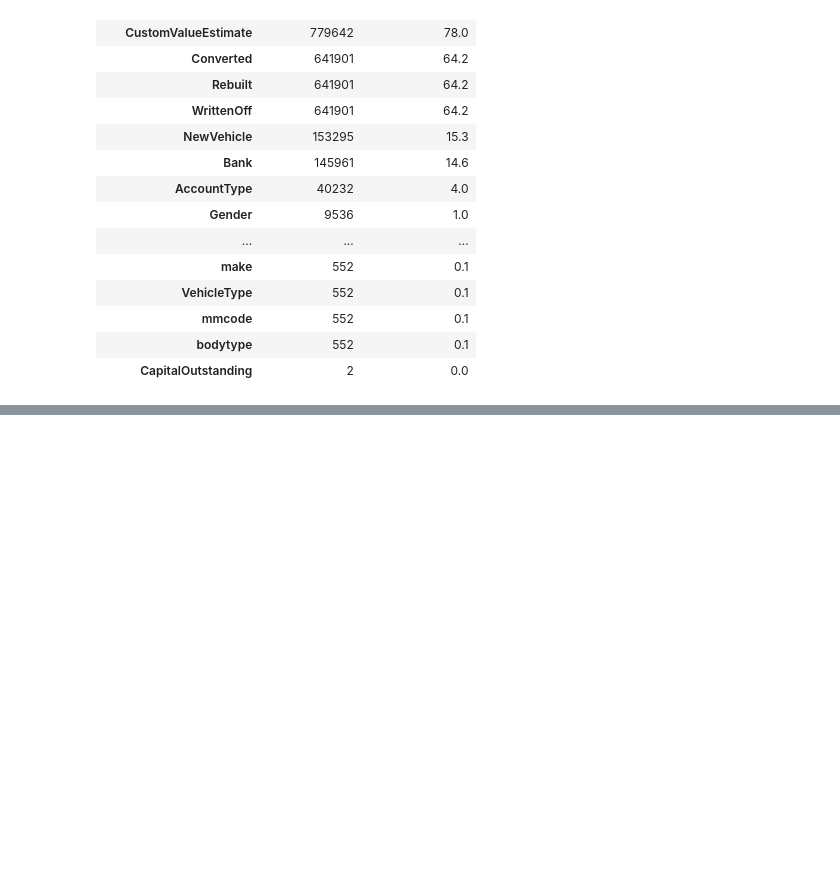
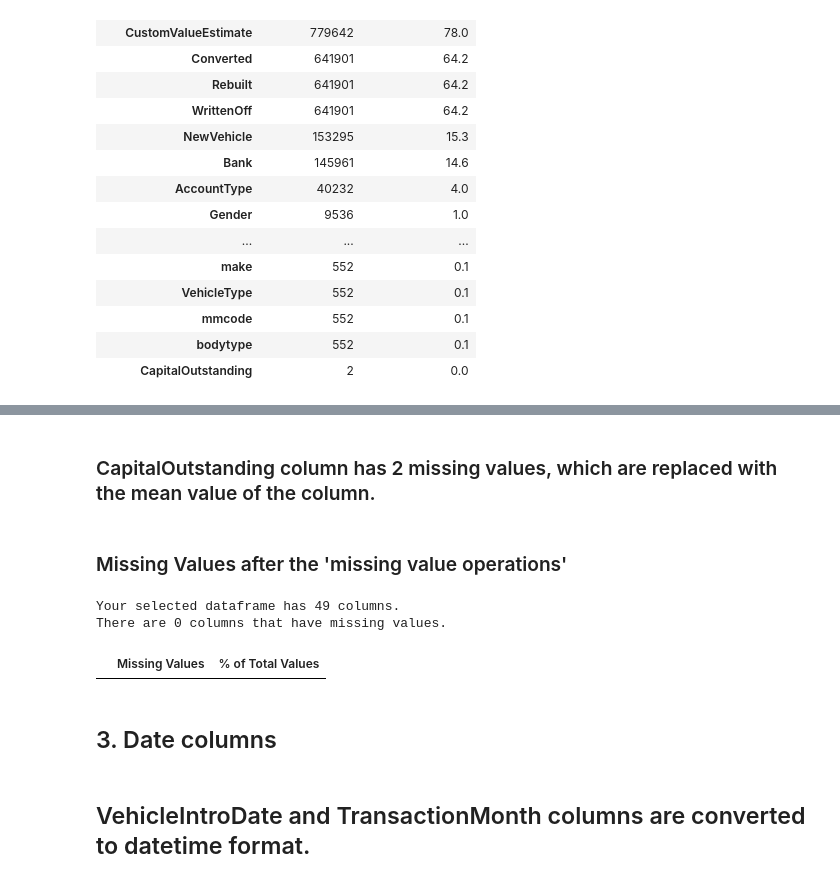
Before and after one commit to Alpha-Mintamir/Insurance-Claim-Analytics, a Jupyter notebook: notebooks/analysis.ipynb, the cells around one changed output, grey strips where cells are left out. Cells and saved outputs as stored; diff of their text form; code cells hidden in the pictures; blank space fills up the shorter version.

Commit message:
Filled Null values of different columns using different approach and converted date related columns to datetime format

```diff
--- a/notebooks/analysis.ipynb
+++ b/notebooks/analysis.ipynb
@@ -128,0 +124,5 @@ print()
+# %%
+df.MaritalStatus.fillna('Not specified', inplace=True)
+df.Gender.fillna('Not specified', inplace=True)
+df.AccountType.fillna('Not specified', inplace=True)
+df.Bank.fillna('Unknown', inplace=True)
@@ -128,0 +131,2 @@ print()
+# %%
+df.drop(['NumberOfVehiclesInFleet','CrossBorder', 'CustomValueEstimate' ], axis=1, inplace=True)
@@ -128,0 +135,22 @@ print()
+# %%
+df.WrittenOff.fillna('No', inplace=True)
+df.Rebuilt.fillna('No', inplace=True)
+df.Converted.fillna('No', inplace=True)
+df.NewVehicle.fillna('More than 6 months', inplace=True)
+# %% [markdown]
+### CapitalOutstanding column has 2 missing values, which are replaced with the mean value of the column.
+# %%
+df['CapitalOutstanding'] = pd.to_numeric(df['CapitalOutstanding'], errors='coerce')
+df['CapitalOutstanding'].fillna(df['CapitalOutstanding'].mean(), inplace=True)
+# %% [markdown]
+### Missing Values after the 'missing value operations'
+# %%
+missing_values_table(df)
+# %% [output]
+Your selected dataframe has 49 columns.
+There are 0 columns that have missing values.
+|  | Missing Values | % of Total Values |
+# %% [markdown]
+## 3. Date columns
+# %% [markdown]
+## VehicleIntroDate and TransactionMonth columns are converted to datetime format.
```
Also changed, not shown: parts of 18 cells of this notebook.
